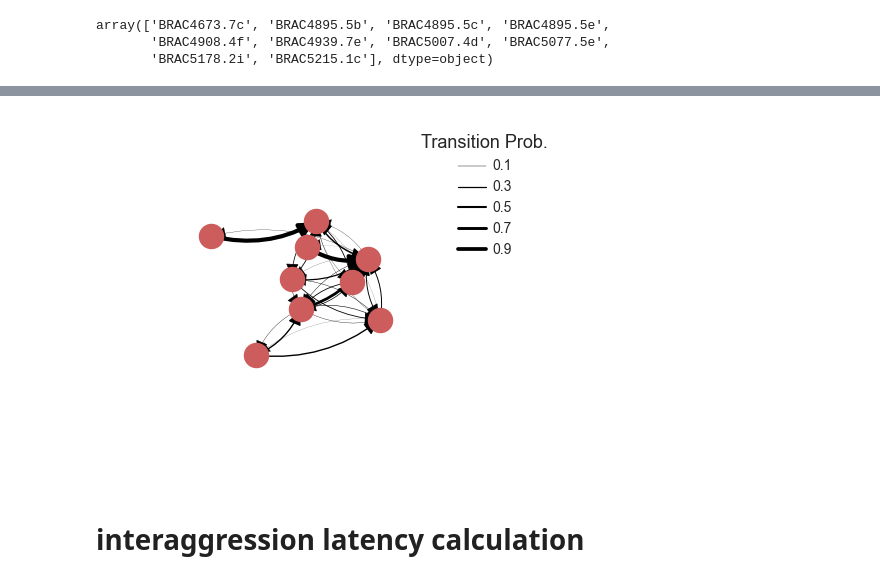
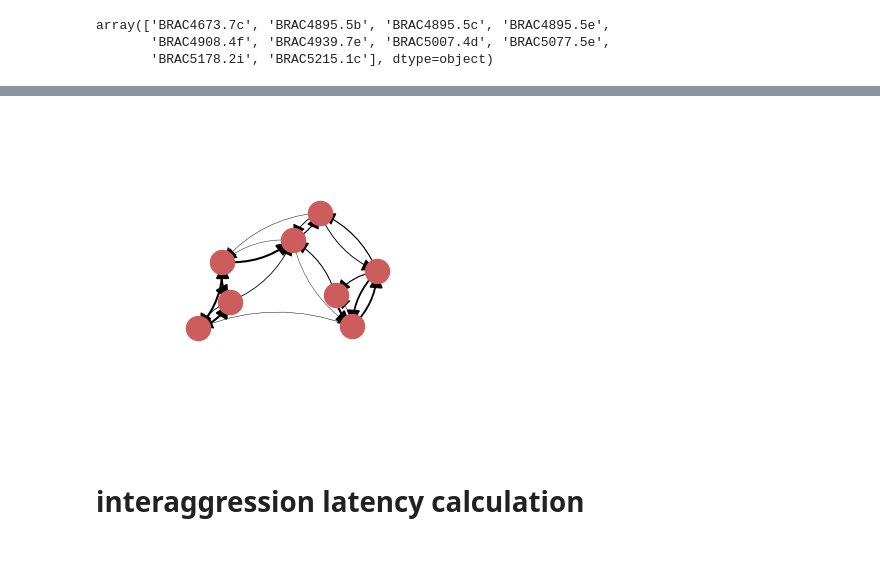
Before and after one commit to FrancisCrickInstitute/negative_parental_switch, a Jupyter notebook: NPS_behaviour_analysis/NPW_detailed_behaviour_analysis.ipynb, the cells around one changed output, grey strips where cells are left out. Saved outputs shown, nothing was run; the diff lists cells and outputs as text; code cells hidden in the pictures; blank space fills up the shorter version.

```diff
--- a/NPS_behaviour_analysis/NPW_detailed_behaviour_analysis.ipynb
+++ b/NPS_behaviour_analysis/NPW_detailed_behaviour_analysis.ipynb
@@ -285,6 +285,7 @@ plt.show()
 # %%
 from matplotlib.patches import FancyArrowPatch
 
+example_behavior =example_behavior[~example_behavior.Behavior.isin(["trial end"])]
 sequence = example_behavior.Behavior.tolist()
 T = pd.crosstab(
     pd.Series(sequence[:-1], name="state1"),
@@ -356,7 +357,8 @@ scaled_pos = scale_positions(original_pos, scale_factor=0.02)
 
 
 # Draw nodes and labels
-plt.figure(figsize=(5, 4))
+plt.figure(figsize=(5, 4
+                    ))
 
 
 def draw_bidirectional_edges(G, pos, ax, rad=0.2):
@@ -398,45 +400,45 @@ ax = plt.gca()
 # Draw edges first to ensure they're on top of the nodes
 draw_bidirectional_edges(G, scaled_pos, ax, rad=0.2)
 # Draw nodes and labels after edges
 nx.draw_networkx_nodes(
     G, scaled_pos, node_color="indianred", ax=ax
 )  # Increased node size
 # nx.draw_networkx_labels(G, scaled_pos, font_size=10, font_weight="bold", ax=ax)
 
 from matplotlib.lines import Line2D
 
 # Create legend handles for different transition probabilities
 legend_probs = [0.1, 0.3, 0.5, 0.7, 0.9]
 legend_lines = [
     Line2D([0], [0], color="black", linewidth=p * 3, label=f"{p:.1f}")
     for p in legend_probs
 ]
 
 # Add the legend to the plot
-ax.legend(
-    handles=legend_lines,
-    title="Transition Prob.",
-    bbox_to_anchor=(0.8, 1),
-    fontsize=10,
-    title_fontsize="13",
-    frameon=False,
-    handlelength=2,
-    handletextpad=0.5,
-)
+# ax.legend(
+#     handles=legend_lines,
+#     title="Transition Prob.",
+#     bbox_to_anchor=(0.6, 0.8),
+#     fontsize=10,
+#     title_fontsize="13",
+#     frameon=False,
+#     handlelength=2,
+#     handletextpad=0.5,
+# )
 
 # Title and display
 plt.axis("off")
-plt.tight_layout()
+# plt.tight_layout()
 # plt.savefig(f'{example_mice}_transition_graph.pdf', dpi=300, bbox_inches='tight', transparent=True)
 plt.savefig(
     f"/Volumes/lab-kohlj/home/shared/projects/NegativeParentalSwitch/figures/Supp_Fig_1.5/linked_figures/{example_mice}_transition_graph.pdf",
     dpi=300,
     bbox_inches="tight",
     transparent=True,
 )
 plt.show()
 # %% [output]
-[figure, old version]
+[figure, new version]
 # %% [markdown]
 # interaggression latency calculation
 # %%
```
Also changed, not shown: parts of 2 cells of this notebook, 8 other files.
